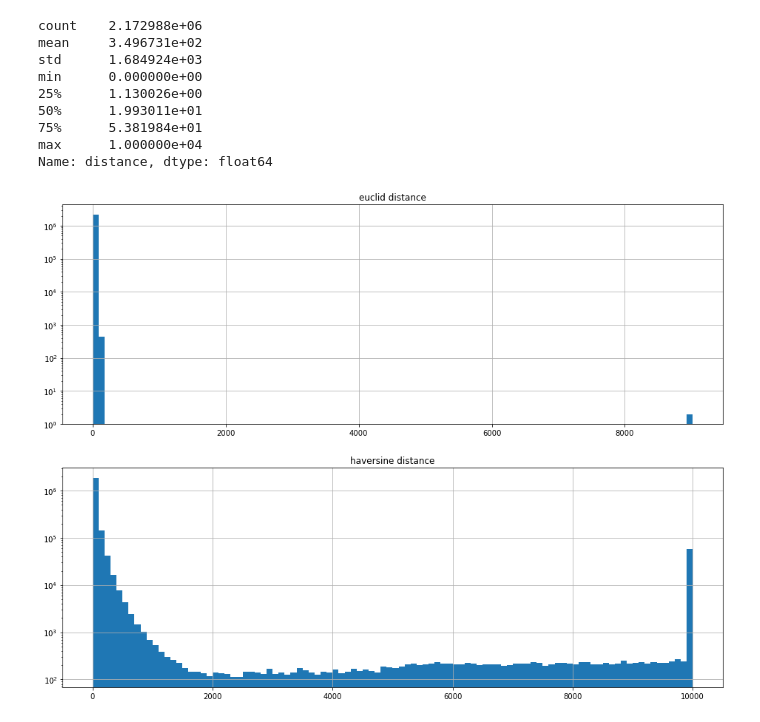
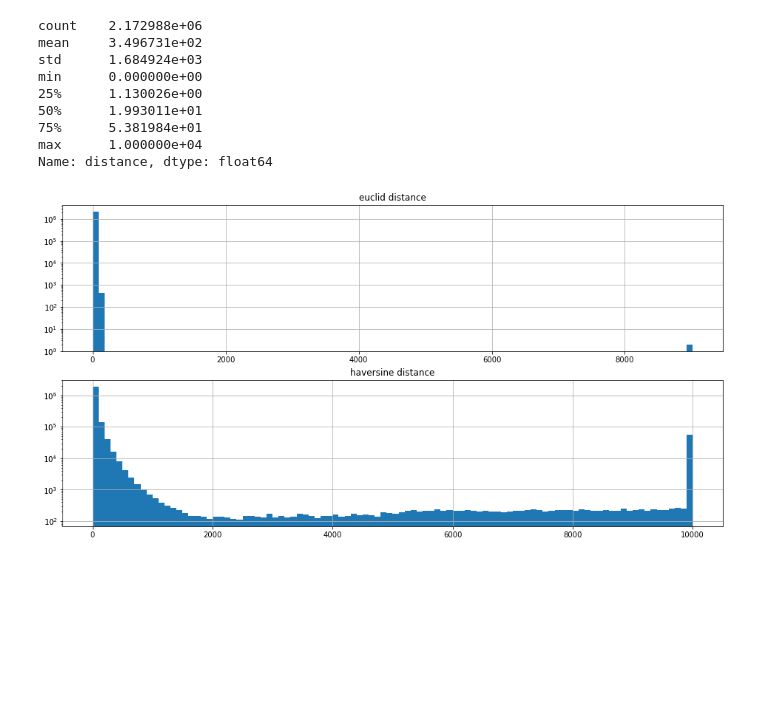
Before and after one commit to cherninkiy/made-2021_fraud_detection_project, a Jupyter notebook: notebooks/accel_eda.ipynb, the cells around one changed output. Saved outputs shown, nothing was run; the diff lists cells and outputs as text; code cells hidden in the pictures; blank space fills up the shorter version.

```diff
--- a/notebooks/accel_eda.ipynb
+++ b/notebooks/accel_eda.ipynb
@@ -176,21 +176,21 @@ min      0.000000e+00
 max      1.000000e+04
 Name: distance, dtype: float64
 # %%
-plt.figure(figsize=(16,12))
+plt.figure(figsize=(16,8))
 
 plt.subplot(211)
 df_accel["euclid"].hist(bins=100)
 plt.yscale("log")
 plt.title("euclid distance")
 
 plt.subplot(212)
 df_accel["distance"].hist(bins=100)
 plt.yscale("log")
 plt.title("haversine distance")
 
 plt.show()
 # %% [output]
-[figure, old version]
+[figure, new version]
 # %%
 df_accel["time_chord_speed"] = df_accel["euclid"] / df_accel["time_diff"]
 df_accel["time_chord_speed"] = df_accel["time_chord_speed"].fillna(0.0).replace(np.inf, 0.0)
```
Also changed, not shown: parts of 6 cells of this notebook.
